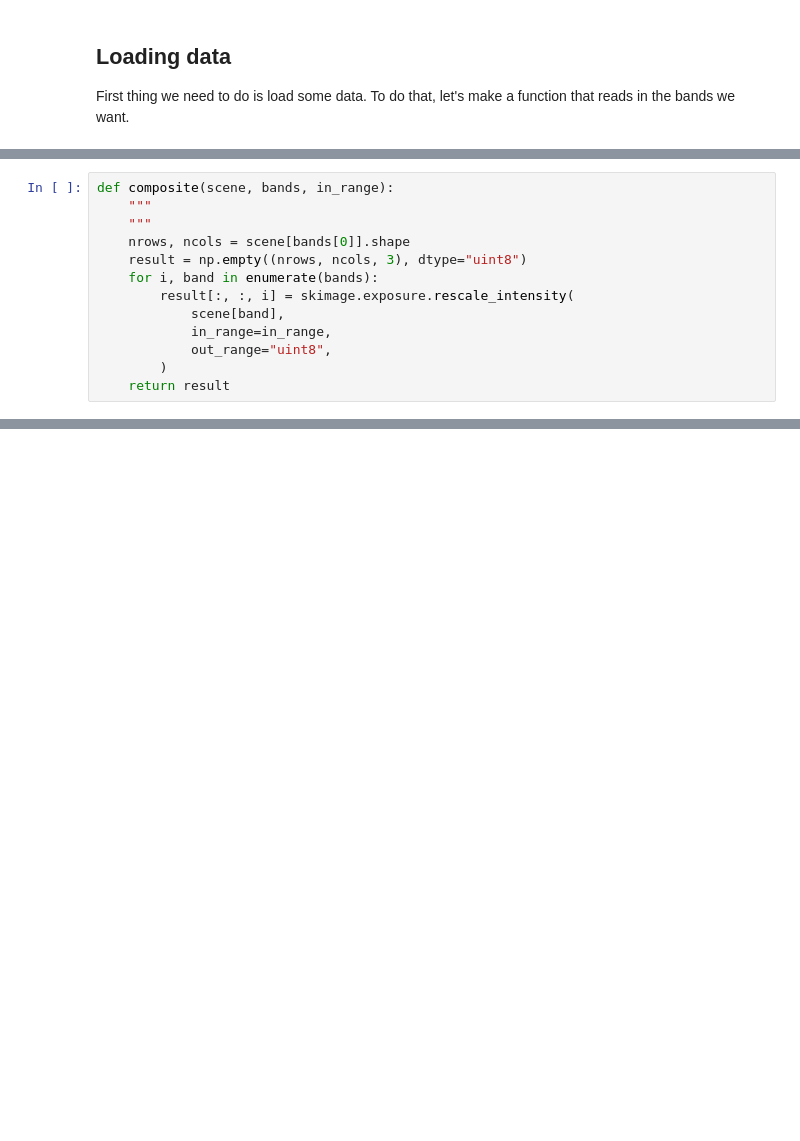
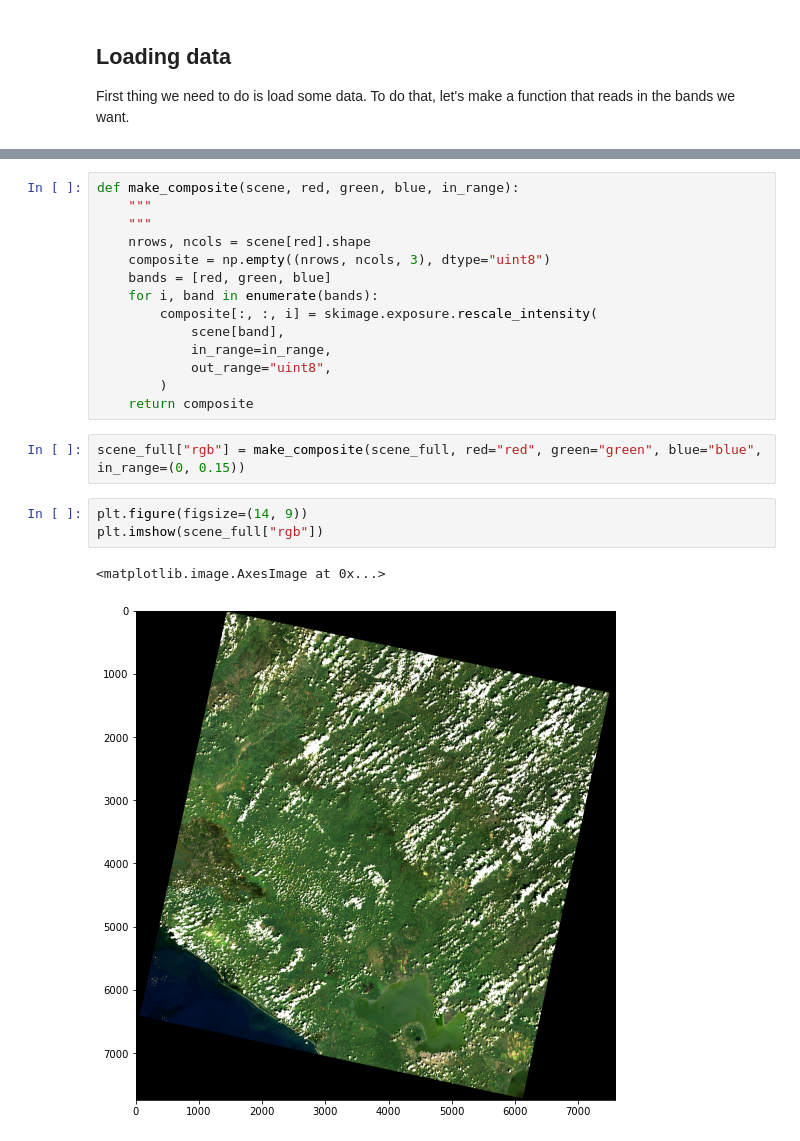
Before and after one commit to leouieda/remote-sensing, a Jupyter notebook: practicals/practical4.ipynb, the cells around one changed output, grey strips where cells are left out. Cells and saved outputs as stored; diff of their text form; blank space fills up the shorter version.

```diff
--- a/practicals/practical4.ipynb
+++ b/practicals/practical4.ipynb
@@ -122,13 +31,0 @@ plt.colorbar()
-# %%
-def composite(scene, bands, in_range):
-    """
-    """
-    nrows, ncols = scene[bands[0]].shape
-    result = np.empty((nrows, ncols, 3), dtype="uint8")
-    for i, band in enumerate(bands):
-        result[:, :, i] = skimage.exposure.rescale_intensity(
-            scene[band],
-            in_range=in_range,
-            out_range="uint8",
-        )
-    return result
@@ -167,0 +87,22 @@ plt.colorbar()
+# %%
+def make_composite(scene, red, green, blue, in_range):
+    """
+    """
+    nrows, ncols = scene[red].shape
+    composite = np.empty((nrows, ncols, 3), dtype="uint8")
+    bands = [red, green, blue]
+    for i, band in enumerate(bands):
+        composite[:, :, i] = skimage.exposure.rescale_intensity(
+            scene[band],
+            in_range=in_range,
+            out_range="uint8",
+        )
+    return composite
+# %%
+scene_full["rgb"] = make_composite(scene_full, red="red", green="green", blue="blue", in_range=(0, 0.15))
+# %%
+plt.figure(figsize=(14, 9))
+plt.imshow(scene_full["rgb"])
+# %% [output]
+<matplotlib.image.AxesImage at 0x...>
+[figure, added]
```
Also changed, not shown: parts of 35 cells of this notebook.
